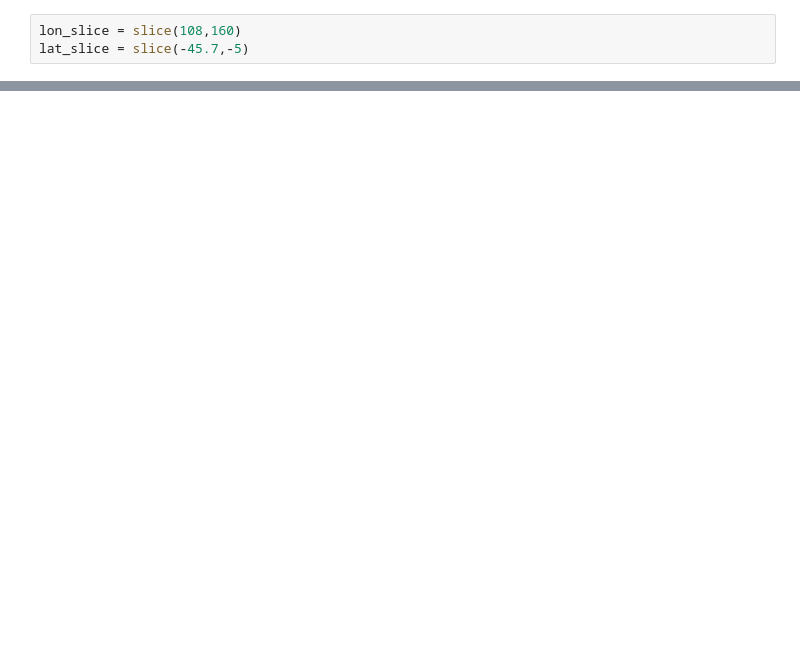
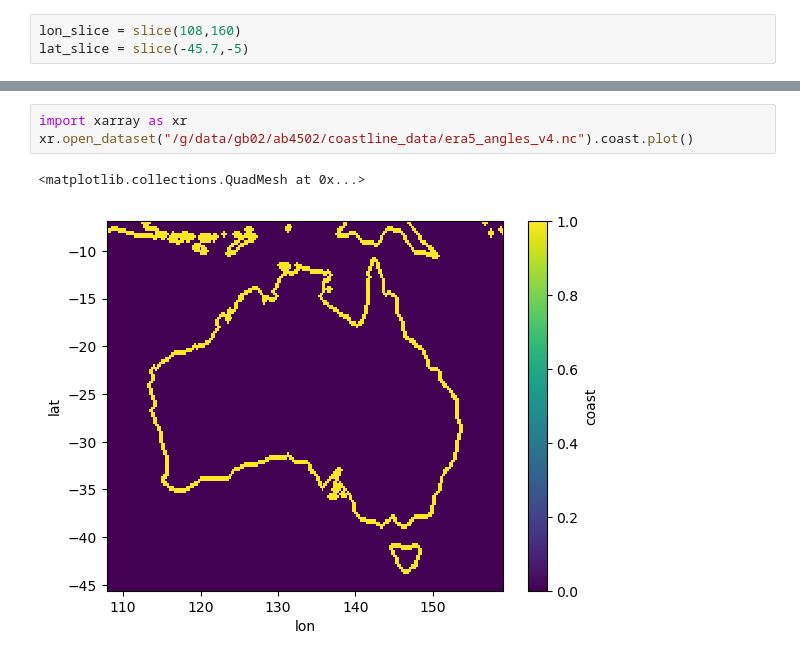
Before and after one commit to andrewbrown31/sea_breeze, a Jupyter notebook: test_notebooks/coastline_angles/get_coastline_angles.ipynb, the cells around one changed output, grey strips where cells are left out. Saved outputs shown, nothing was run; the diff lists cells and outputs as text; blank space fills up the shorter version.

```diff
--- a/test_notebooks/coastline_angles/get_coastline_angles.ipynb
+++ b/test_notebooks/coastline_angles/get_coastline_angles.ipynb
@@ -33,0 +382,6 @@ remove_era5_inland_lakes(era5_lsm).plot()
+# %%
+import xarray as xr
+xr.open_dataset("/g/data/gb02/ab4502/coastline_data/era5_angles_v4.nc").coast.plot()
+# %% [output]
+<matplotlib.collections.QuadMesh at 0x...>
+[figure, added]
```
Also changed, not shown: parts of 57 cells of this notebook, 9 other files.
